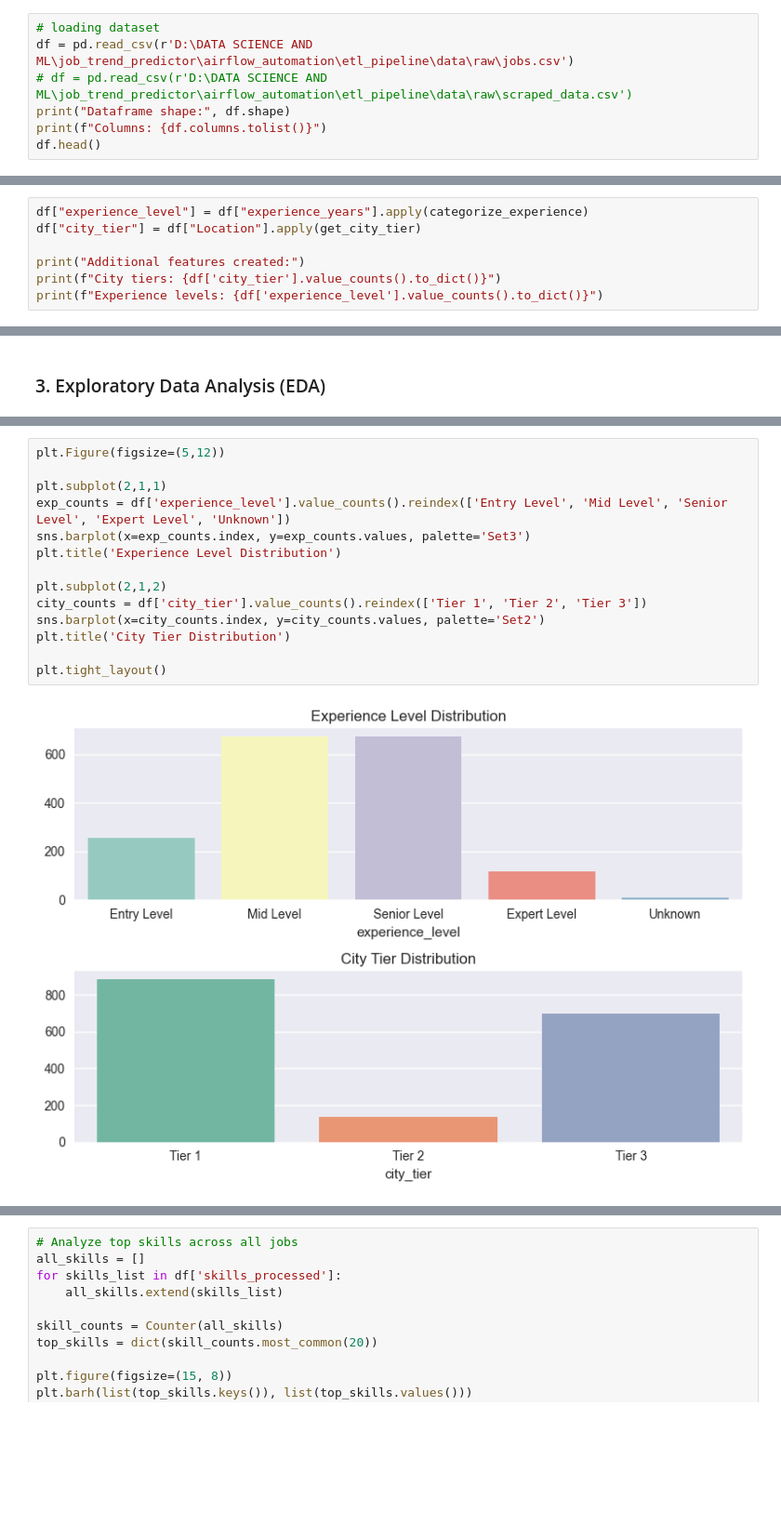
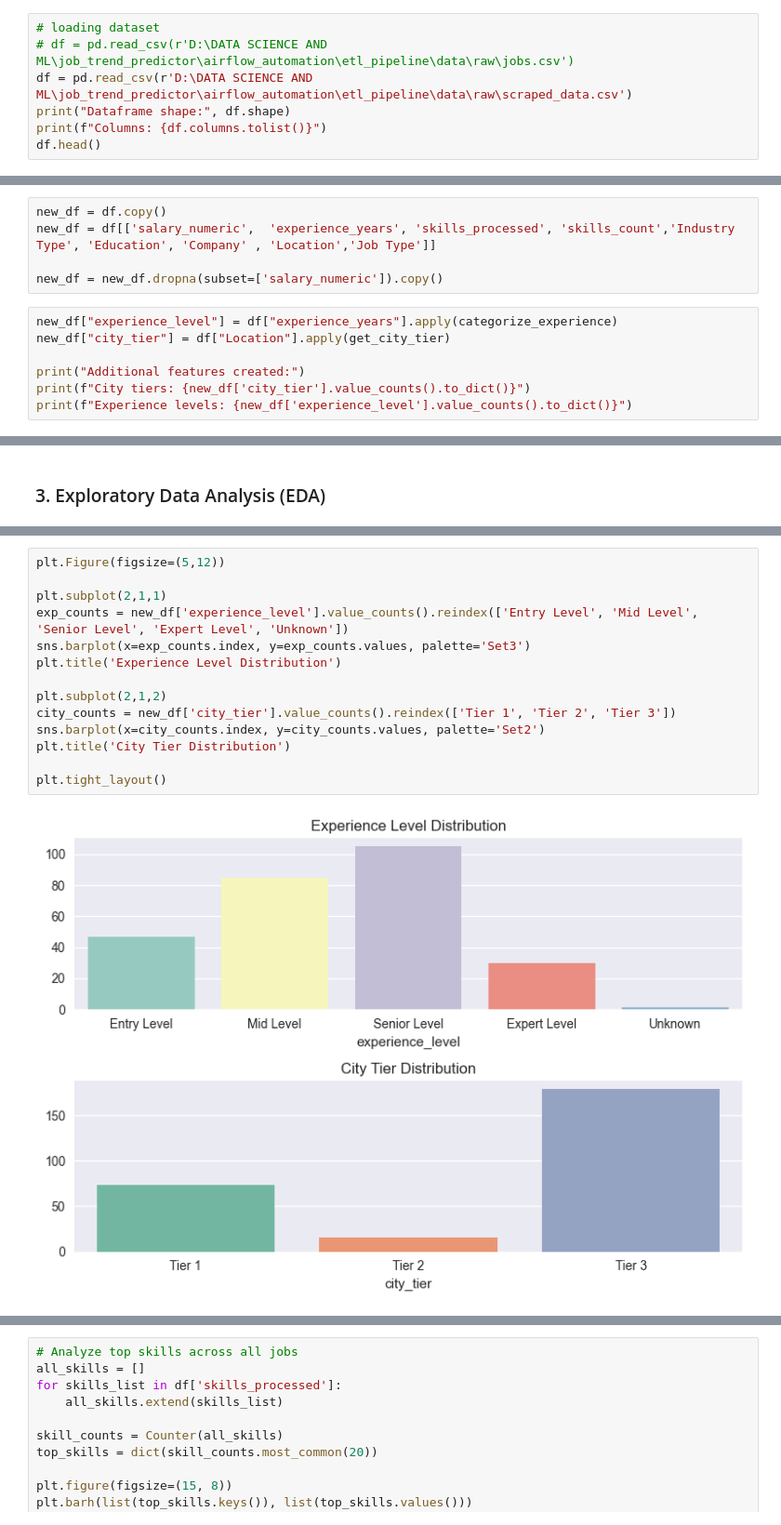
Before and after one commit to 2004harshit/job_trend_predictor, a Jupyter notebook: core_ml/notebooks/job_trend_predictor.ipynb, the cells around one changed output, grey strips where cells are left out. Shown at 93% size. Drawn from its saved outputs; the diff is of its cells as text; blank space fills up the shorter version.

```diff
--- a/core_ml/notebooks/job_trend_predictor.ipynb
+++ b/core_ml/notebooks/job_trend_predictor.ipynb
@@ -43,8 +64,8 @@ sns.set_palette("husl")
 #### 1.1 Loading Dataset and Visualizing the data
 # %%
 # loading dataset
-df = pd.read_csv(r'D:\DATA SCIENCE AND ML\job_trend_predictor\airflow_automation\etl_pipeline\data\raw\jobs.csv')
-# df = pd.read_csv(r'D:\DATA SCIENCE AND ML\job_trend_predictor\airflow_automation\etl_pipeline\data\raw\scraped_data.csv')
+# df = pd.read_csv(r'D:\DATA SCIENCE AND ML\job_trend_predictor\airflow_automation\etl_pipeline\data\raw\jobs.csv')
+df = pd.read_csv(r'D:\DATA SCIENCE AND ML\job_trend_predictor\airflow_automation\etl_pipeline\data\raw\scraped_data.csv')
 print("Dataframe shape:", df.shape)
 print(f"Columns: {df.columns.tolist()}")
 df.head()
@@ -339,12 +380,17 @@ def categorize_experience(years):
         return 'Senior Level'
     else:
         return 'Expert Level'
+# %%
+new_df = df.copy()
+new_df = df[['salary_numeric',	'experience_years',	'skills_processed',	'skills_count','Industry Type', 'Education', 'Company' , 'Location','Job Type']]
+
+new_df = new_df.dropna(subset=['salary_numeric']).copy()
 # %%
-df["experience_level"] = df["experience_years"].apply(categorize_experience)
-df["city_tier"] = df["Location"].apply(get_city_tier)
+new_df["experience_level"] = df["experience_years"].apply(categorize_experience)
+new_df["city_tier"] = df["Location"].apply(get_city_tier)
 
 print("Additional features created:")
-print(f"City tiers: {df['city_tier'].value_counts().to_dict()}")
-print(f"Experience levels: {df['experience_level'].value_counts().to_dict()}")
+print(f"City tiers: {new_df['city_tier'].value_counts().to_dict()}")
+print(f"Experience levels: {new_df['experience_level'].value_counts().to_dict()}")
 # %% [output]
 Additional features created:
@@ -371,17 +417,17 @@ plt.tight_layout()
 # %%
 plt.Figure(figsize=(5,12))
 
 plt.subplot(2,1,1)
-exp_counts = df['experience_level'].value_counts().reindex(['Entry Level', 'Mid Level', 'Senior Level', 'Expert Level', 'Unknown'])
+exp_counts = new_df['experience_level'].value_counts().reindex(['Entry Level', 'Mid Level', 'Senior Level', 'Expert Level', 'Unknown'])
 sns.barplot(x=exp_counts.index, y=exp_counts.values, palette='Set3')
 plt.title('Experience Level Distribution')
 
 plt.subplot(2,1,2)
-city_counts = df['city_tier'].value_counts().reindex(['Tier 1', 'Tier 2', 'Tier 3'])
+city_counts = new_df['city_tier'].value_counts().reindex(['Tier 1', 'Tier 2', 'Tier 3'])
 sns.barplot(x=city_counts.index, y=city_counts.values, palette='Set2')
 plt.title('City Tier Distribution')
 
 plt.tight_layout()
 # %% [output]
-[figure, old version]
+[figure, new version]
 # %%
```
Also changed, not shown: parts of 47 cells of this notebook, 15 other files.
